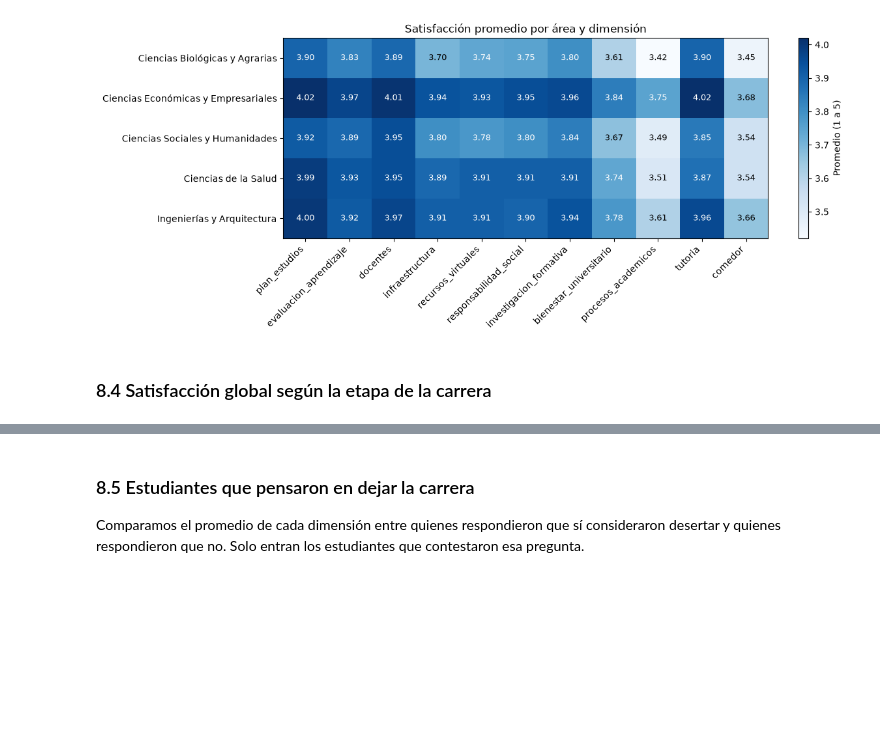
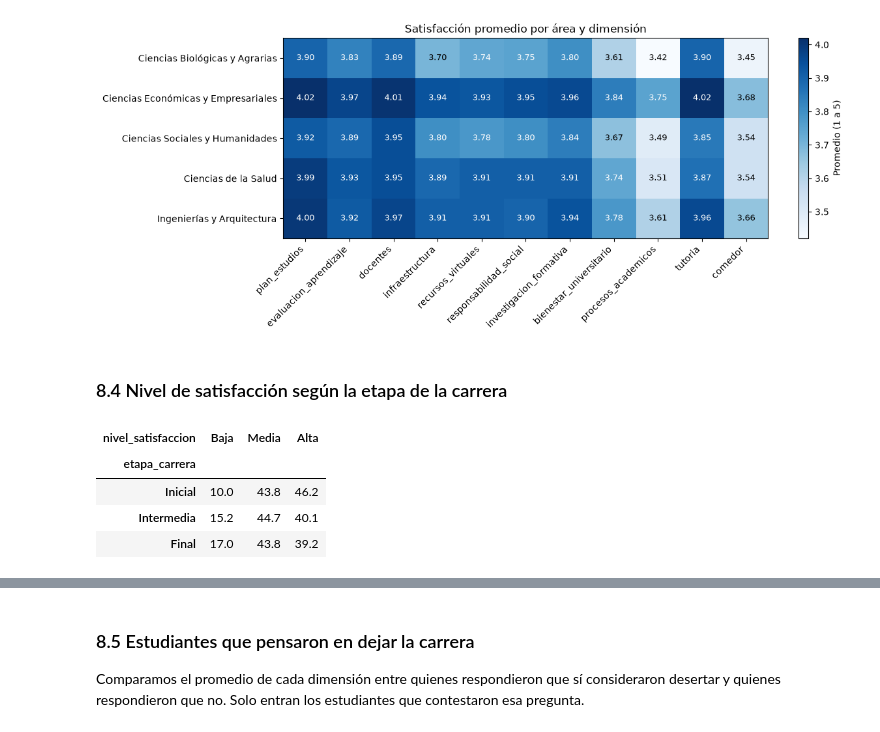
Before and after one commit to RodrigoSantillana/Trabajo-Academico-Final, a Jupyter notebook: satisfaccion_estudiantil.ipynb, the cells around one changed output, grey strips where cells are left out. Drawn from its saved outputs; the diff is of its cells as text; code cells hidden in the pictures; blank space fills up the shorter version.

```diff
--- a/satisfaccion_estudiantil.ipynb
+++ b/satisfaccion_estudiantil.ipynb
@@ -554,6 +554,6 @@ plt.show()
 # %% [output]
 [figure]
 # %% [markdown]
-### 8.4 Satisfacción global según la etapa de la carrera
+### 8.4 Nivel de satisfacción según la etapa de la carrera
 # %%
 etapas = ["Inicial", "Intermedia", "Final"]
@@ -561 +561,11 @@ grupos = [datos[datos["etapa_carrera"] == etapa]["satisfaccion_global"] for etap
+# %%
+niveles = pd.crosstab(etapas_niveles["etapa_carrera"], etapas_niveles["nivel_satisfaccion"], normalize="index") * 100
+niveles = niveles.loc[etapas, ["Baja", "Media", "Alta"]].round(1)
+niveles
+# %% [output]
+| nivel_satisfaccion | Baja | Media | Alta |
+| etapa_carrera |  |  |  |
+| Inicial | 10.0 | 43.8 | 46.2 |
+| Intermedia | 15.2 | 44.7 | 40.1 |
+| Final | 17.0 | 43.8 | 39.2 |
 # %%
```
Also changed, not shown: parts of 5 cells of this notebook.
